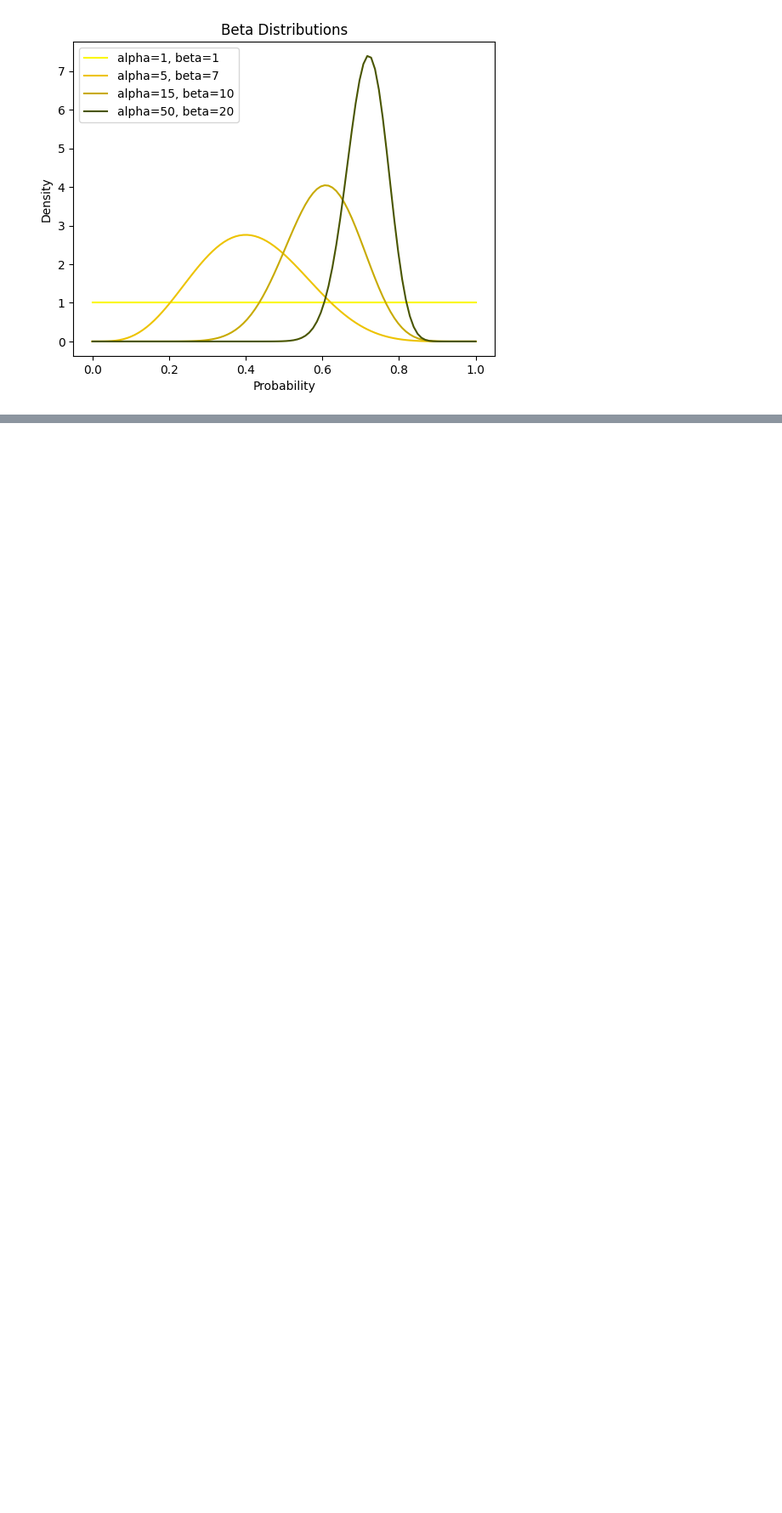
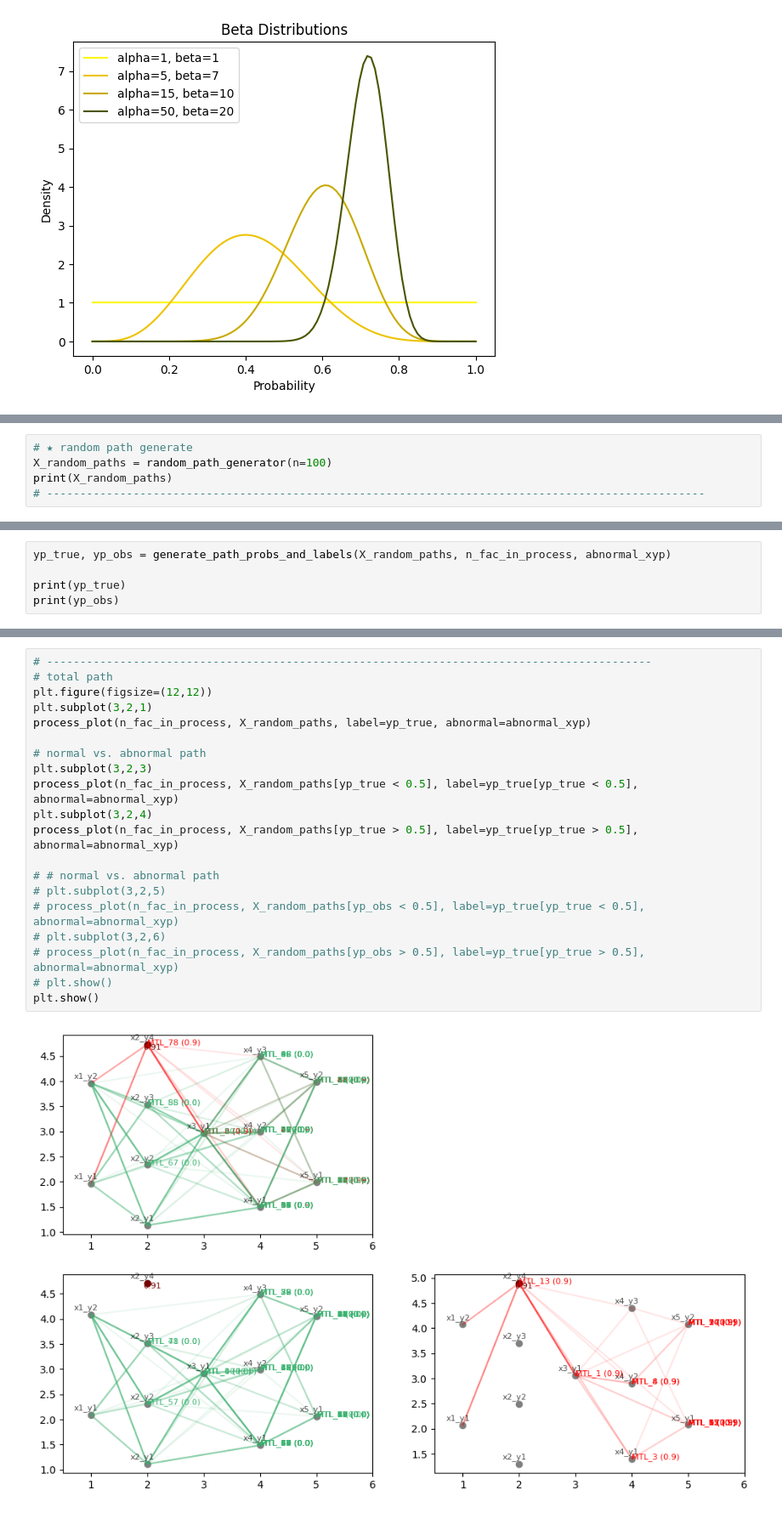
Before and after one commit to kimds929/CodeNote, a Jupyter notebook: 85_Reinforcement_Learning/OfflineRL/Bayesian_MonteCarlo_OfflineRL(ProcessAnomalyDetection).ipynb, the cells around one changed output, grey strips where cells are left out. Shown at 85% size. Cells and saved outputs as stored; diff of their text form; blank space fills up the shorter version.

```diff
--- a/85_Reinforcement_Learning/OfflineRL/Bayesian_MonteCarlo_OfflineRL(ProcessAnomalyDetection).ipynb
+++ b/85_Reinforcement_Learning/OfflineRL/Bayesian_MonteCarlo_OfflineRL(ProcessAnomalyDetection).ipynb
@@ -77,0 +431,5 @@ for i in range(30):
+# %%
+# ★ random path generate
+X_random_paths = random_path_generator(n=100)
+print(X_random_paths)
+# ---------------------------------------------------------------------------------------------------
@@ -77,0 +491,5 @@ for i in range(30):
+# %%
+yp_true, yp_obs = generate_path_probs_and_labels(X_random_paths, n_fac_in_process, abnormal_xyp)
+
+print(yp_true)
+print(yp_obs)
@@ -77,0 +514,22 @@ for i in range(30):
+# %%
+# -------------------------------------------------------------------------------------------
+# total path
+plt.figure(figsize=(12,12))
+plt.subplot(3,2,1)
+process_plot(n_fac_in_process, X_random_paths, label=yp_true, abnormal=abnormal_xyp)
+
+# normal vs. abnormal path
+plt.subplot(3,2,3)
+process_plot(n_fac_in_process, X_random_paths[yp_true < 0.5], label=yp_true[yp_true < 0.5], abnormal=abnormal_xyp)
+plt.subplot(3,2,4)
+process_plot(n_fac_in_process, X_random_paths[yp_true > 0.5], label=yp_true[yp_true > 0.5], abnormal=abnormal_xyp)
+
+# # normal vs. abnormal path
+# plt.subplot(3,2,5)
+# process_plot(n_fac_in_process, X_random_paths[yp_obs < 0.5], label=yp_true[yp_true < 0.5], abnormal=abnormal_xyp)
+# plt.subplot(3,2,6)
+# process_plot(n_fac_in_process, X_random_paths[yp_obs > 0.5], label=yp_true[yp_true > 0.5], abnormal=abnormal_xyp)
+# plt.show()
+plt.show()
+# %% [output]
+[figure, added]
```
Also changed, not shown: parts of 16 cells of this notebook.
